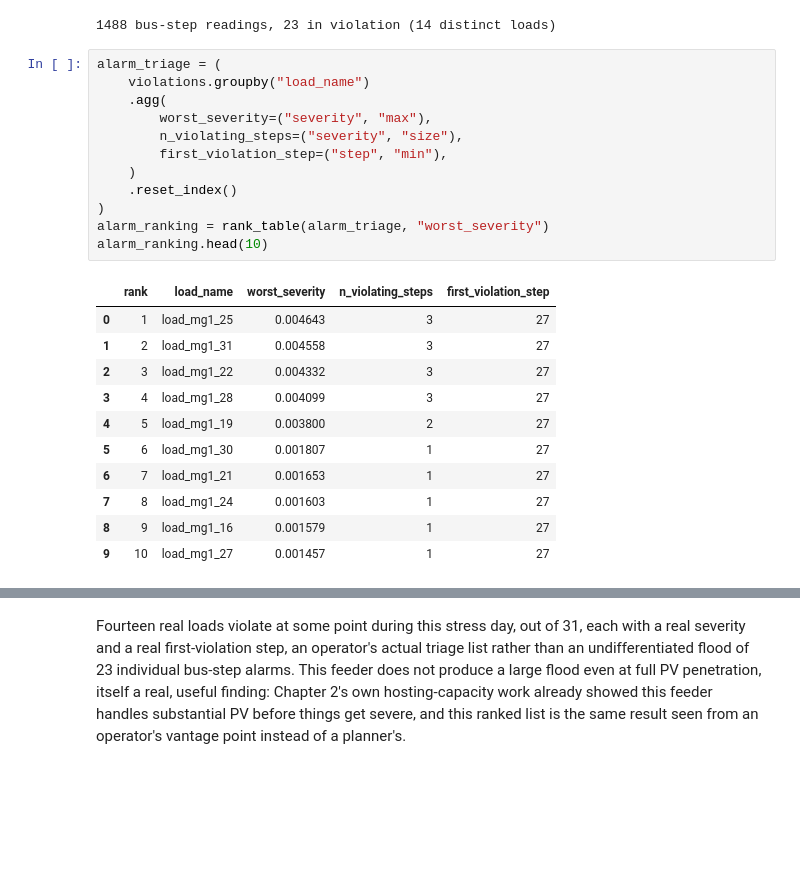
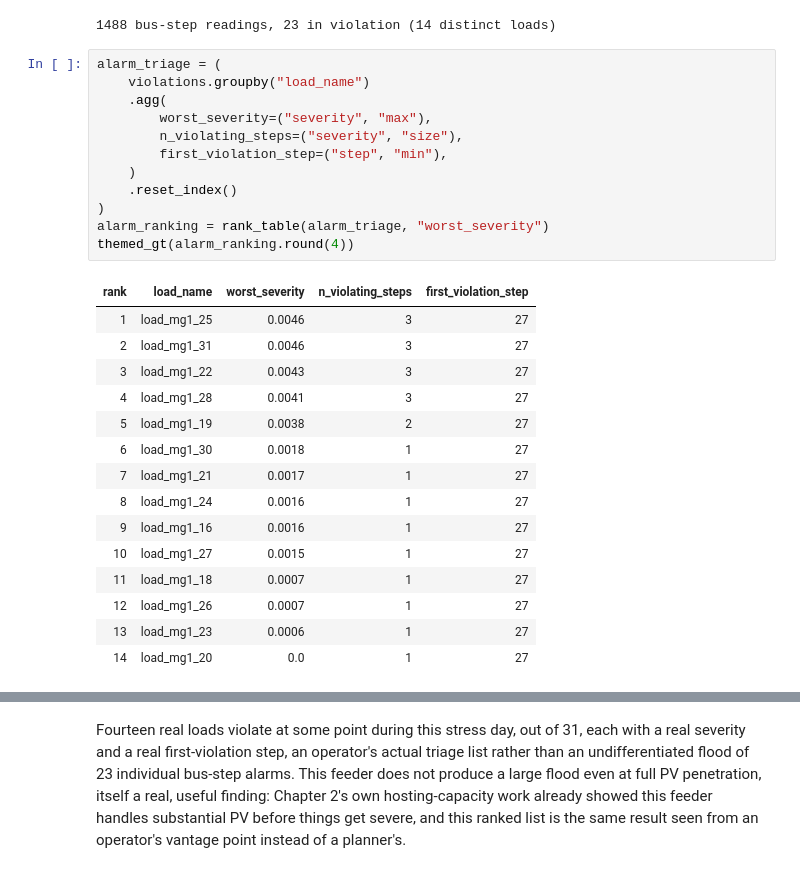
Before and after one commit to sambaiga/ml-energy-disaggregation, a Jupyter notebook: book/04-grid-edge/05-ranking-recommendation-code.ipynb, the cells around one changed output, grey strips where cells are left out. Saved outputs shown, nothing was run; the diff lists cells and outputs as text; blank space fills up the shorter version.

```diff
--- a/book/04-grid-edge/05-ranking-recommendation-code.ipynb
+++ b/book/04-grid-edge/05-ranking-recommendation-code.ipynb
@@ -448,27 +543,31 @@ n_distinct = violations["load_name"].nunique()
 print(f"{len(trace)} bus-step readings, {len(violations)} in violation ({n_distinct} distinct loads)")
 # %% [output]
 1488 bus-step readings, 23 in violation (14 distinct loads)
-# %%
-alarm_triage = (
-    violations.groupby("load_name")
-    .agg(
-        worst_severity=("severity", "max"),
-        n_violating_steps=("severity", "size"),
-        first_violation_step=("step", "min"),
-    )
-    .reset_index()
-)
-alarm_ranking = rank_table(alarm_triage, "worst_severity")
-alarm_ranking.head(10)
-# %% [output]
-|  | rank | load_name | worst_severity | n_violating_steps | first_violation_step |
-| 0 | 1 | load_mg1_25 | 0.004643 | 3 | 27 |
-| 1 | 2 | load_mg1_31 | 0.004558 | 3 | 27 |
-| 2 | 3 | load_mg1_22 | 0.004332 | 3 | 27 |
-| 3 | 4 | load_mg1_28 | 0.004099 | 3 | 27 |
-| 4 | 5 | load_mg1_19 | 0.003800 | 2 | 27 |
-| 5 | 6 | load_mg1_30 | 0.001807 | 1 | 27 |
-| 6 | 7 | load_mg1_21 | 0.001653 | 1 | 27 |
-| 7 | 8 | load_mg1_24 | 0.001603 | 1 | 27 |
-| 8 | 9 | load_mg1_16 | 0.001579 | 1 | 27 |
-| 9 | 10 | load_mg1_27 | 0.001457 | 1 | 27 |
+# %%
+alarm_triage = (
+    violations.groupby("load_name")
+    .agg(
+        worst_severity=("severity", "max"),
+        n_violating_steps=("severity", "size"),
+        first_violation_step=("step", "min"),
+    )
+    .reset_index()
+)
+alarm_ranking = rank_table(alarm_triage, "worst_severity")
+themed_gt(alarm_ranking.round(4))
+# %% [output]
+| rank | load_name | worst_severity | n_violating_steps | first_violation_step |
+| 1 | load_mg1_25 | 0.0046 | 3 | 27 |
+| 2 | load_mg1_31 | 0.0046 | 3 | 27 |
+| 3 | load_mg1_22 | 0.0043 | 3 | 27 |
+| 4 | load_mg1_28 | 0.0041 | 3 | 27 |
+| 5 | load_mg1_19 | 0.0038 | 2 | 27 |
+| 6 | load_mg1_30 | 0.0018 | 1 | 27 |
+| 7 | load_mg1_21 | 0.0017 | 1 | 27 |
+| 8 | load_mg1_24 | 0.0016 | 1 | 27 |
+| 9 | load_mg1_16 | 0.0016 | 1 | 27 |
+| 10 | load_mg1_27 | 0.0015 | 1 | 27 |
+| 11 | load_mg1_18 | 0.0007 | 1 | 27 |
+| 12 | load_mg1_26 | 0.0007 | 1 | 27 |
+| 13 | load_mg1_23 | 0.0006 | 1 | 27 |
+| 14 | load_mg1_20 | 0.0 | 1 | 27 |
```
Also changed, not shown: parts of 25 cells of this notebook.
